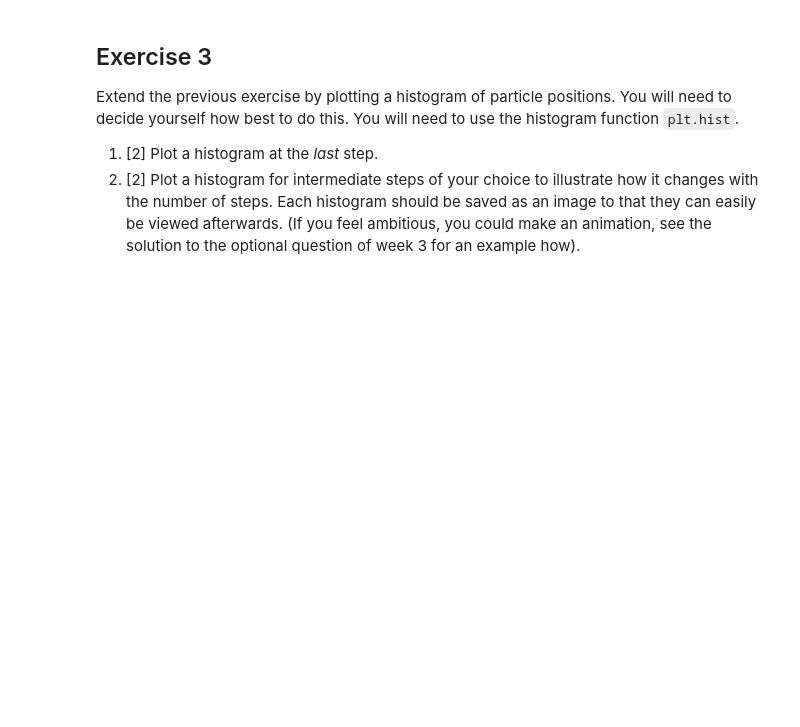
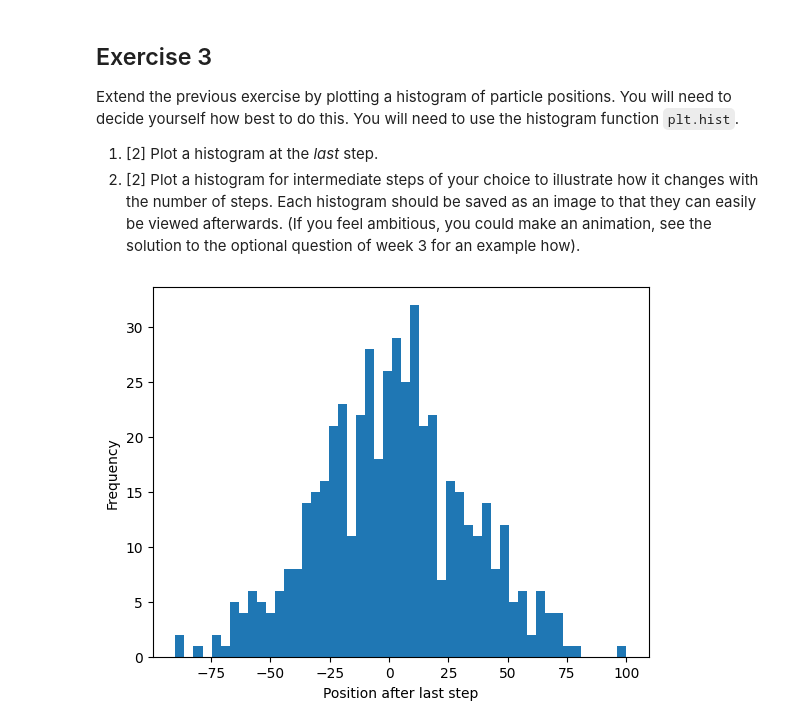
Before and after one commit to PX2145-2025/week-7-b-Morley-James, a Jupyter notebook: Random_walk.ipynb, the cells around one changed output. Cells and saved outputs as stored; diff of their text form; code cells hidden in the pictures; blank space fills up the shorter version.

```diff
--- a/Random_walk.ipynb
+++ b/Random_walk.ipynb
@@ -220,3 +226,12 @@ Extend the previous exercise by plotting a histogram of particle positions. You
 
  1. [2] Plot a histogram at the _last_ step.
  2. [2] Plot a histogram for intermediate steps of your choice to illustrate how it changes with the number of steps. Each histogram should be saved as an image to that they can easily be viewed afterwards. (If you feel ambitious, you could make an animation, see the solution to the optional question of week 3 for an example how).
+# %%
+last_step = particles[num_steps-1,:]
+plt.hist(last_step, bins=50)
+#Format histogram
+plt.xlabel("Position after last step")
+plt.ylabel("Frequency")
+plt.show()
+# %% [output]
+[figure, added]
```
Also changed, not shown: parts of 5 cells of this notebook.
